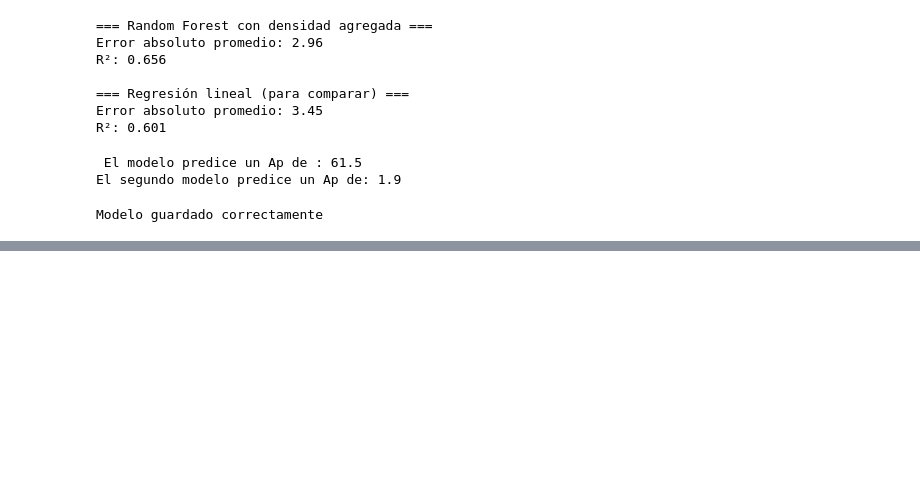
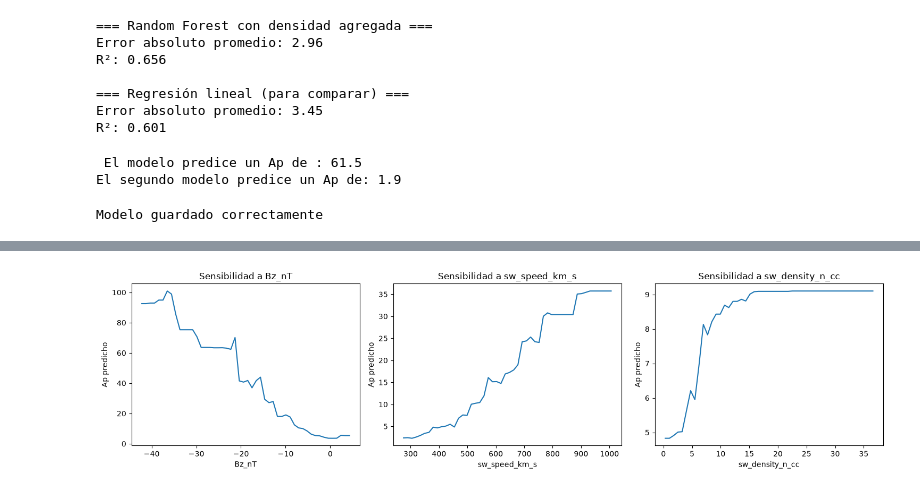
Before and after one commit to vicho654ust-hub/portafolio-clima-espacial, a Jupyter notebook: 1.mvp_viento_solar_ap.ipynb, the cells around one changed output, grey strips where cells are left out. Cells and saved outputs as stored; diff of their text form; code cells hidden in the pictures; blank space fills up the shorter version.

```diff
--- a/1.mvp_viento_solar_ap.ipynb
+++ b/1.mvp_viento_solar_ap.ipynb
@@ -631,0 +653,20 @@ Modelo guardado correctamente
+# %%
+#cambia la predicción al variar cada variable (análisis de sensibilidad)
+import numpy as np
+
+medianas = X_final.median()
+
+fig, axes = plt.subplots(1, 3, figsize=(15,4))
+for ax, col in zip(axes, X_final.columns):
+    rango = np.linspace(X_final[col].min(), X_final[col].max(), 50)
+    entradas = pd.DataFrame({c: [medianas[c]]*50 for c in X_final.columns})
+    entradas[col] = rango
+    predicciones = modelo_final.predict(entradas)
+    ax.plot(rango, predicciones)
+    ax.set_xlabel(col)
+    ax.set_ylabel("Ap predicho")
+    ax.set_title(f"Sensibilidad a {col}")
+plt.tight_layout()
+plt.show()
+# %% [output]
+[figure, added]
```
Also changed, not shown: parts of 2 cells of this notebook, 2 other files.
